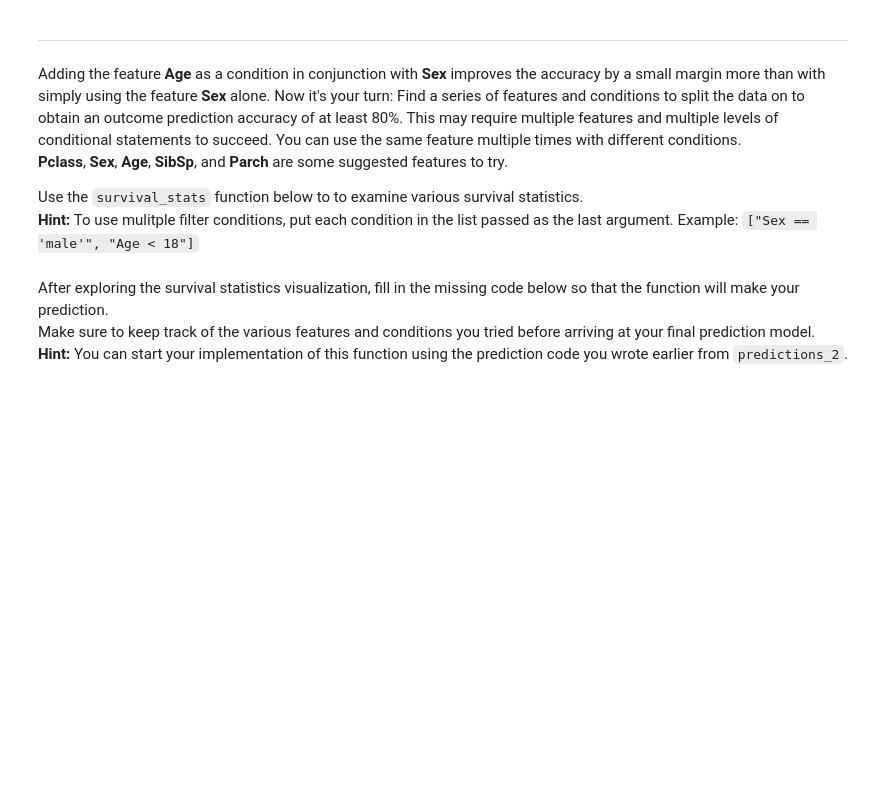
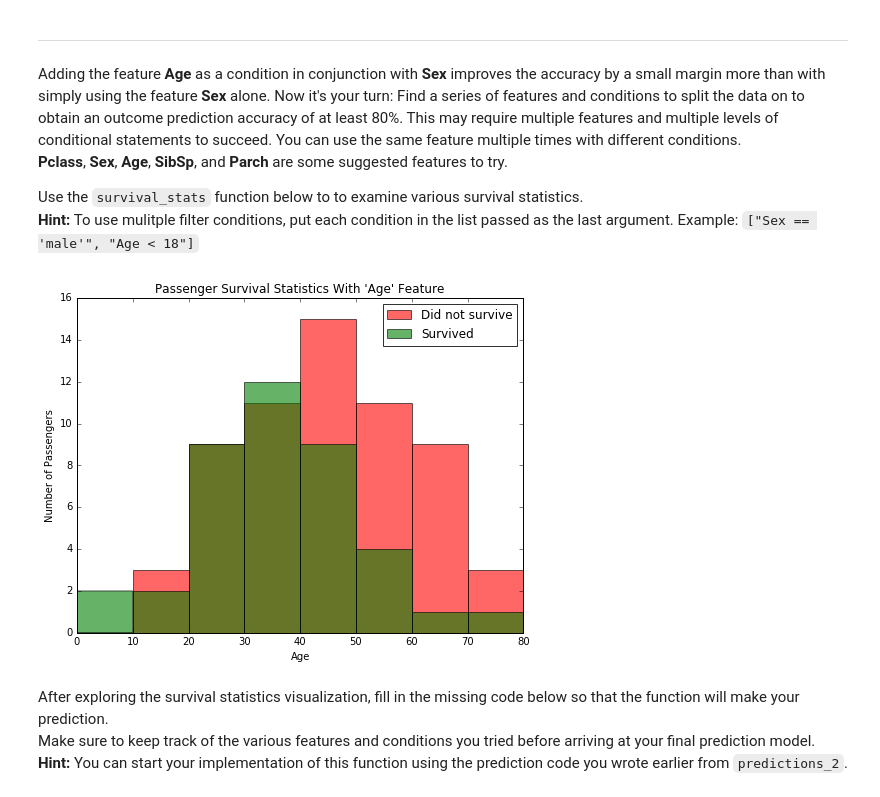
Before and after one commit to jasonicarter/MLND_titanic_survival_exploration, a Jupyter notebook: titanic_survival_exploration.ipynb, the cells around one changed output. Saved outputs shown, nothing was run; the diff lists cells and outputs as text; code cells hidden in the pictures; blank space fills up the shorter version.

```diff
--- a/titanic_survival_exploration.ipynb
+++ b/titanic_survival_exploration.ipynb
@@ -199,3 +204,12 @@ survival_stats(data, outcomes, 'Age', ["Sex == 'male'", "Age < 18"])
+# %%
+# survival_stats(data, outcomes, 'Pclass', ["Sex == 'female'", "Age < 18"])
+# survival_stats(data, outcomes, 'Pclass', ["Sex == 'female'", "Age > 18"])
+# survival_stats(data, outcomes, 'Pclass', ["Age < 10"])
+# survival_stats(data, outcomes, 'Parch', ["Sex == 'female'"])
+# survival_stats(data, outcomes, 'Age', ["Sex == 'male'", "Pclass == 1"])
+survival_stats(data, outcomes, 'Age', ["Sex == 'male'", "Pclass == 1", ])
+# %% [output]
+[figure, added]
 # %% [markdown]
 After exploring the survival statistics visualization, fill in the missing code below so that the function will make your prediction.
 Make sure to keep track of the various features and conditions you tried before arriving at your final prediction model.
```
Also changed, not shown: parts of 15 cells of this notebook.
